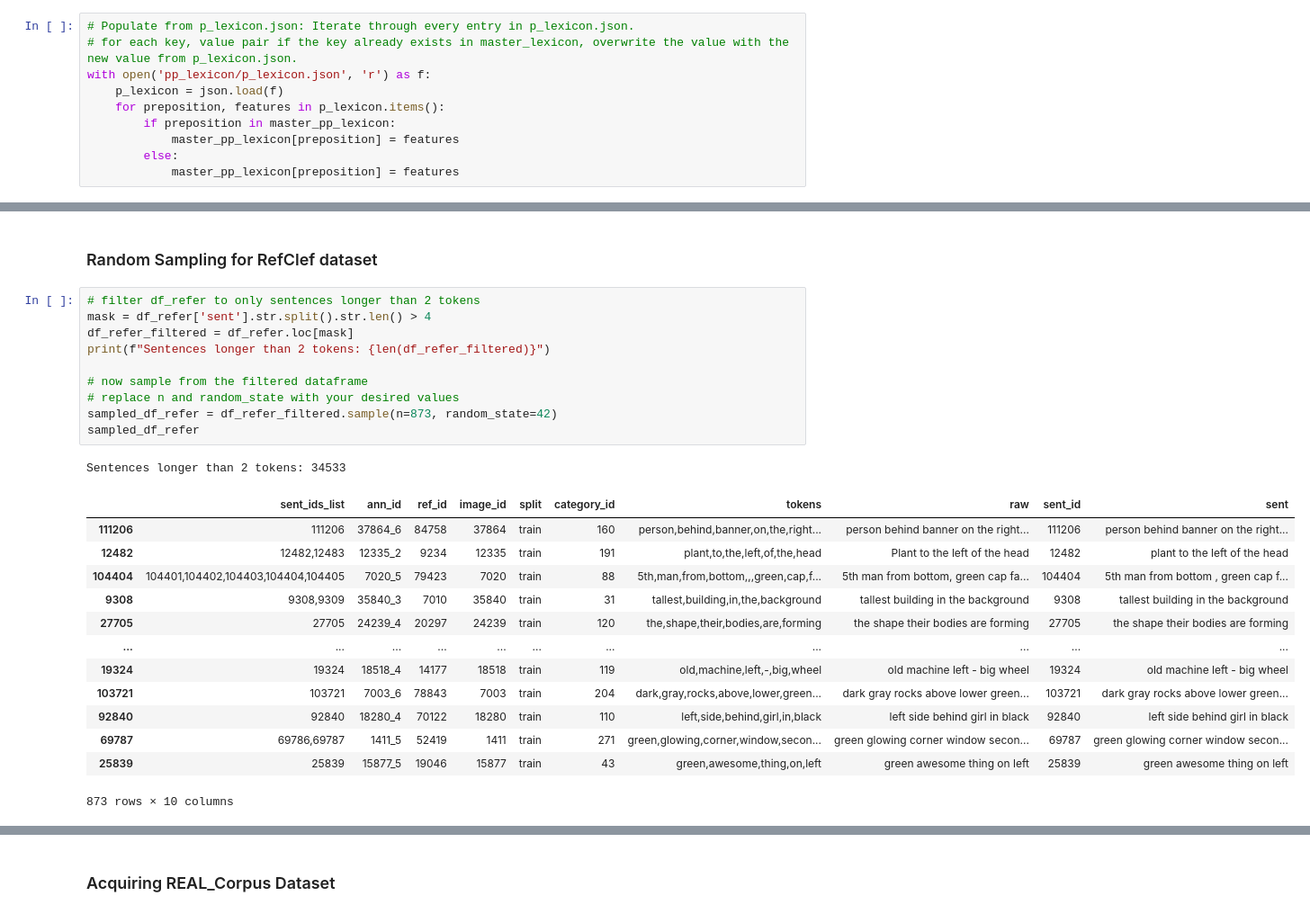
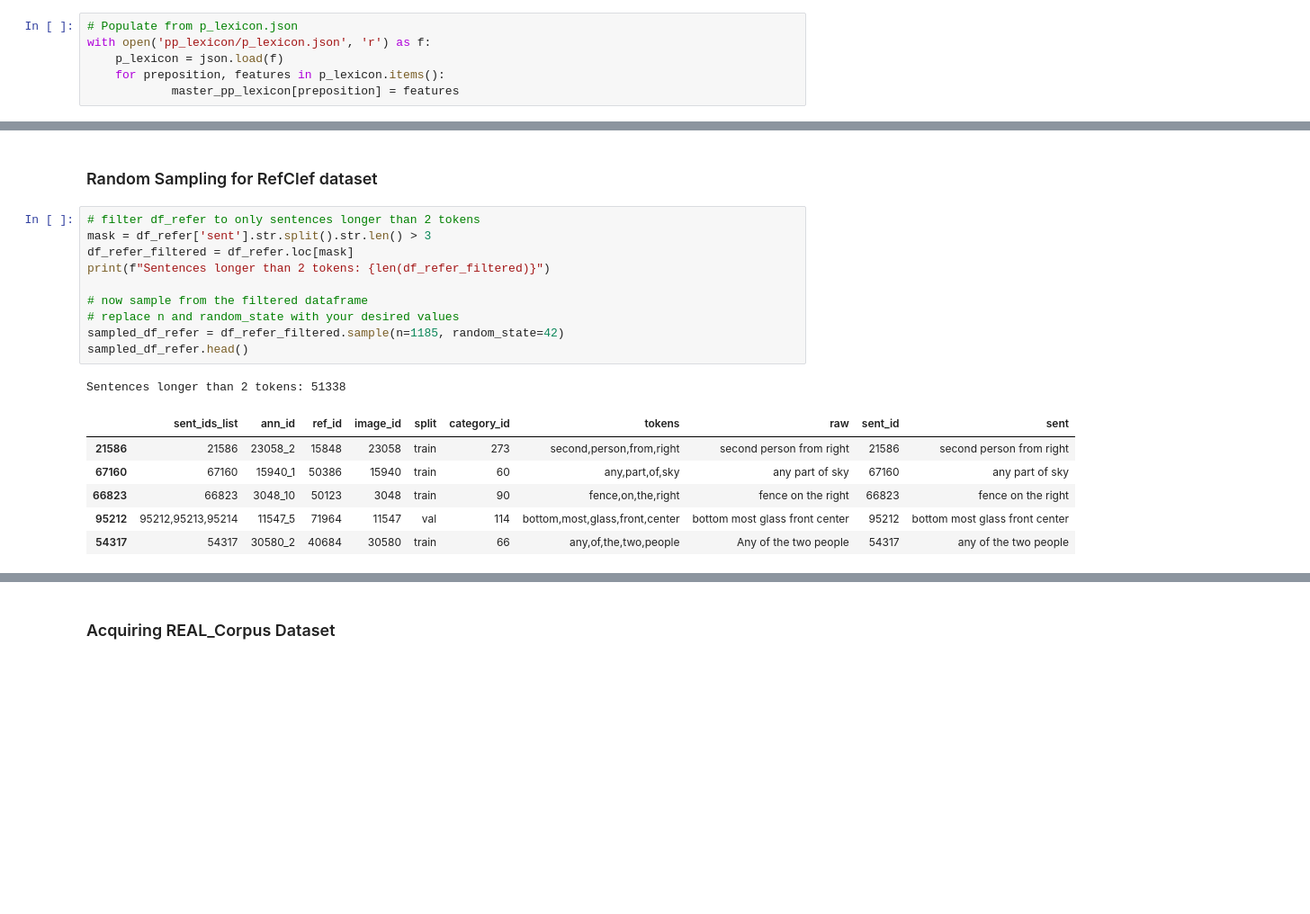
Before and after one commit to geloramanalu/nanosyntax-pp-populate, a Jupyter notebook: [4]nanoynstax_spellout_complex_pp.ipynb, the cells around one changed output, grey strips where cells are left out. Shown at 90% size. Cells and saved outputs as stored; diff of their text form; blank space fills up the shorter version.

```diff
--- a/[4]nanoynstax_spellout_complex_pp.ipynb
+++ b/[4]nanoynstax_spellout_complex_pp.ipynb
@@ -24,15 +41,11 @@ with open('pp_lexicon/atomic_p.json', 'r') as f:
     for preposition, features in atomic_p.items():
         master_pp_lexicon[preposition] = features
 # %%
-# Populate from p_lexicon.json: Iterate through every entry in p_lexicon.json.
-# for each key, value pair if the key already exists in master_lexicon, overwrite the value with the new value from p_lexicon.json.
+# Populate from p_lexicon.json
 with open('pp_lexicon/p_lexicon.json', 'r') as f:
     p_lexicon = json.load(f)
     for preposition, features in p_lexicon.items():
-        if preposition in master_pp_lexicon:
             master_pp_lexicon[preposition] = features
-        else:
-            master_pp_lexicon[preposition] = features
 # %%
 len(master_pp_lexicon)
 # %% [output]
@@ -271,29 +290,22 @@ most_common_tokens
 ### Random Sampling for RefClef dataset
 # %%
 # filter df_refer to only sentences longer than 2 tokens
-mask = df_refer['sent'].str.split().str.len() > 4
+mask = df_refer['sent'].str.split().str.len() > 3
 df_refer_filtered = df_refer.loc[mask]
 print(f"Sentences longer than 2 tokens: {len(df_refer_filtered)}")
 
 # now sample from the filtered dataframe
 # replace n and random_state with your desired values
-sampled_df_refer = df_refer_filtered.sample(n=873, random_state=42)
-sampled_df_refer
+sampled_df_refer = df_refer_filtered.sample(n=1185, random_state=42)
+sampled_df_refer.head()
 # %% [output]
-Sentences longer than 2 tokens: 34533
+Sentences longer than 2 tokens: 51338
 |  | sent_ids_list | ann_id | ref_id | image_id | split | category_id | tokens | raw | sent_id | sent |
-| 111206 | 111206 | 37864_6 | 84758 | 37864 | train | 160 | person,behind,banner,on,the,right... | person behind banner on the right... | 111206 | person behind banner on the right... |
-| 12482 | 12482,12483 | 12335_2 | 9234 | 12335 | train | 191 | plant,to,the,left,of,the,head | Plant to the left of the head | 12482 | plant to the left of the head |
-| 104404 | 104401,104402,104403,104404,104405 | 7020_5 | 79423 | 7020 | train | 88 | 5th,man,from,bottom,,,green,cap,f... | 5th man from bottom, green cap fa... | 104404 | 5th man from bottom , green cap f... |
-| 9308 | 9308,9309 | 35840_3 | 7010 | 35840 | train | 31 | tallest,building,in,the,background | tallest building in the background | 9308 | tallest building in the background |
-| 27705 | 27705 | 24239_4 | 20297 | 24239 | train | 120 | the,shape,their,bodies,are,forming | the shape their bodies are forming | 27705 | the shape their bodies are forming |
-| ... | ... | ... | ... | ... | ... | ... | ... | ... | ... | ... |
-| 19324 | 19324 | 18518_4 | 14177 | 18518 | train | 119 | old,machine,left,-,big,wheel | old machine left - big wheel | 19324 | old machine left - big wheel |
-| 103721 | 103721 | 7003_6 | 78843 | 7003 | train | 204 | dark,gray,rocks,above,lower,green... | dark gray rocks above lower green... | 103721 | dark gray rocks above lower green... |
-| 92840 | 92840 | 18280_4 | 70122 | 18280 | train | 110 | left,side,behind,girl,in,black | left side behind girl in black | 92840 | left side behind girl in black |
-| 69787 | 69786,69787 | 1411_5 | 52419 | 1411 | train | 271 | green,glowing,corner,window,secon... | green glowing corner window secon... | 69787 | green glowing corner window secon... |
-| 25839 | 25839 | 15877_5 | 19046 | 15877 | train | 43 | green,awesome,thing,on,left | green awesome thing on left | 25839 | green awesome thing on left |
+| 21586 | 21586 | 23058_2 | 15848 | 23058 | train | 273 | second,person,from,right | second person from right | 21586 | second person from right |
+| 67160 | 67160 | 15940_1 | 50386 | 15940 | train | 60 | any,part,of,sky | any part of sky | 67160 | any part of sky |
+| 66823 | 66823 | 3048_10 | 50123 | 3048 | train | 90 | fence,on,the,right | fence on the right | 66823 | fence on the right |
+| 95212 | 95212,95213,95214 | 11547_5 | 71964 | 11547 | val | 114 | bottom,most,glass,front,center | bottom most glass front center | 95212 | bottom most glass front center |
+| 54317 | 54317 | 30580_2 | 40684 | 30580 | train | 66 | any,of,the,two,people | Any of the two people | 54317 | any of the two people |
-873 rows × 10 columns
 # %%
 refer_sent = sampled_df_refer['sent'].tolist()
 refer_sent[:10]
```
Also changed, not shown: parts of 46 cells of this notebook, 13 other files.
